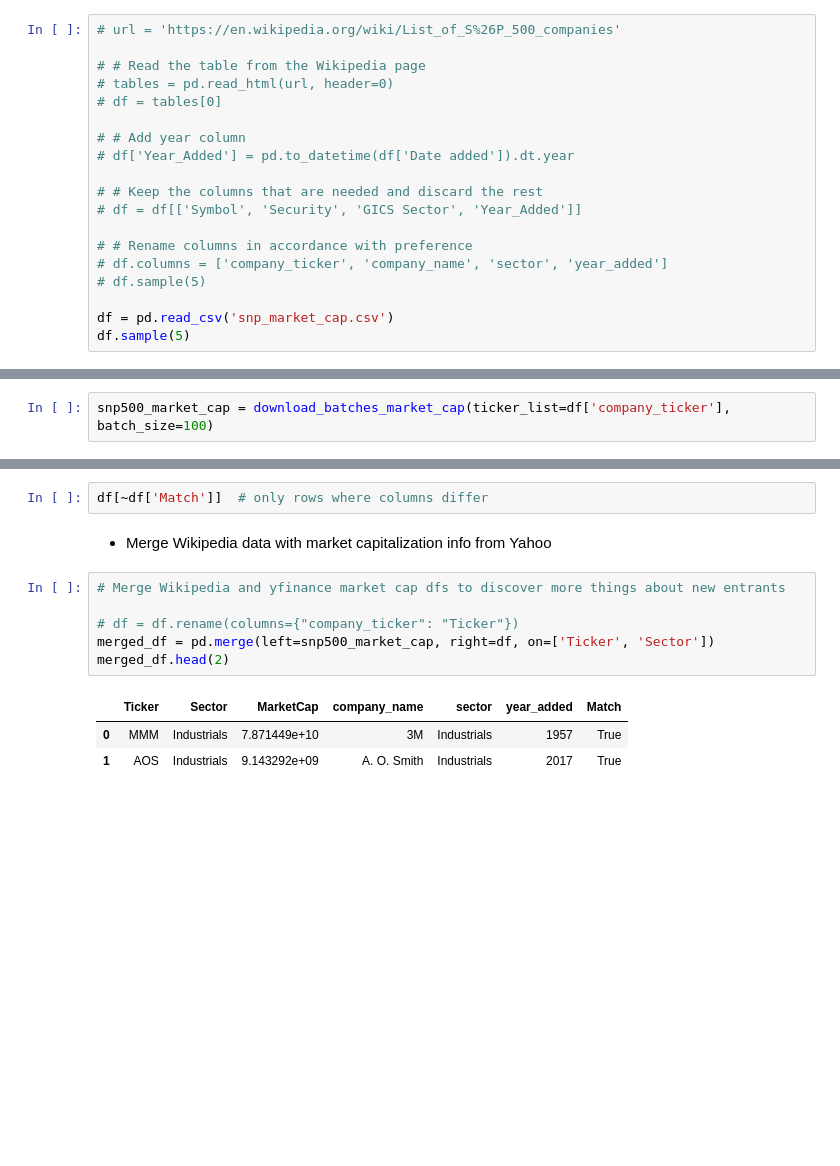
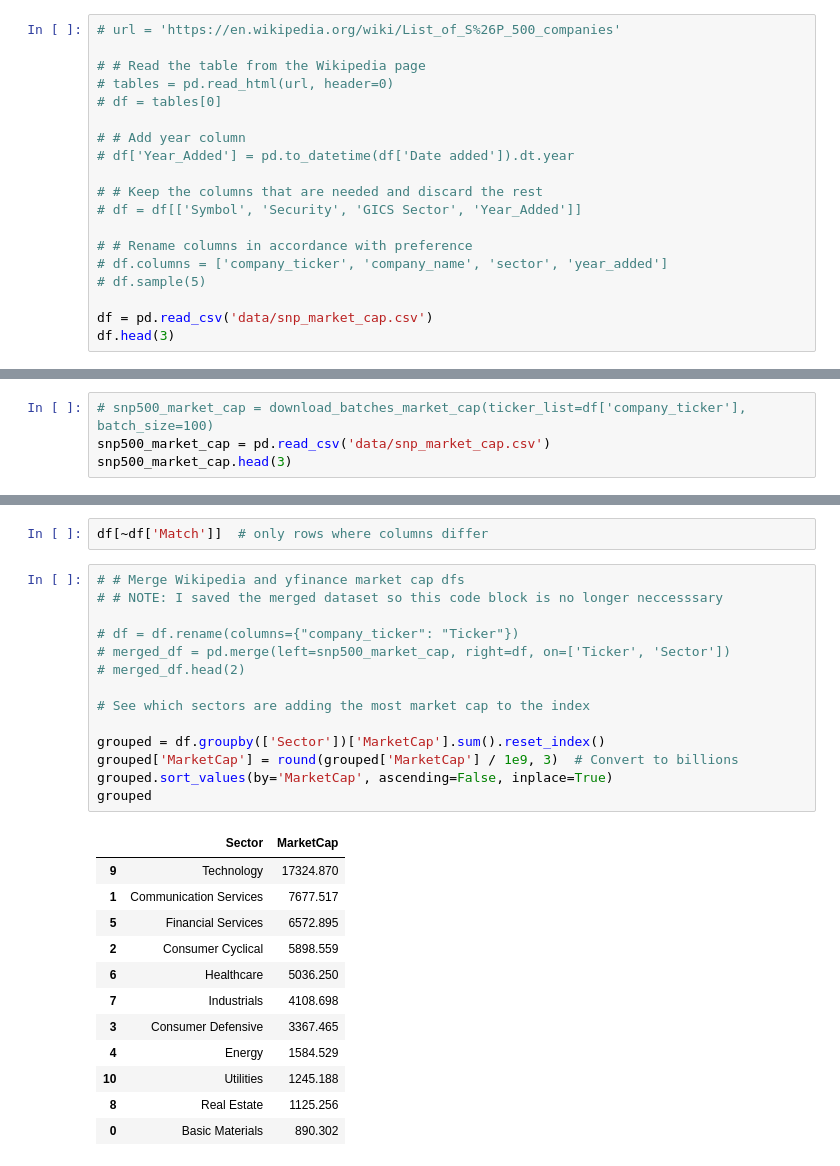
Before and after one commit to vtdinh13/stock-market-analytics, a Jupyter notebook: 01-data-sources/snp500.ipynb, the cells around one changed output, grey strips where cells are left out. Cells and saved outputs as stored; diff of their text form; blank space fills up the shorter version.

Commit message:
analyzed snp by sector

```diff
--- a/01-data-sources/snp500.ipynb
+++ b/01-data-sources/snp500.ipynb
@@ -24,7 +24,7 @@ from utilities import color_map
 # df.columns = ['company_ticker', 'company_name', 'sector', 'year_added']
 # df.sample(5)
 
-df = pd.read_csv('snp_market_cap.csv')
-df.sample(5)
+df = pd.read_csv('data/snp_market_cap.csv')
+df.head(3)
 # %% [output]
 |  | Ticker | Sector | MarketCap | Security | GICS Sector | GICS Sub-Industry | Headquarters Location | ... |
@@ -132,4 +109,6 @@ fig_new_entrants.show()
 # %%
 from utilities import download_batches_market_cap
 # %%
-snp500_market_cap = download_batches_market_cap(ticker_list=df['company_ticker'], batch_size=100)
+# snp500_market_cap = download_batches_market_cap(ticker_list=df['company_ticker'], batch_size=100)
+snp500_market_cap = pd.read_csv('data/snp_market_cap.csv')
+snp500_market_cap.head(3)
@@ -163,16 +151,31 @@ df
 503 rows × 6 columns
 # %%
 df[~df['Match']]  # only rows where columns differ
-# %% [markdown]
-- Merge Wikipedia data with market capitalization info from Yahoo
 # %%
-# Merge Wikipedia and yfinance market cap dfs to discover more things about new entrants
+# # Merge Wikipedia and yfinance market cap dfs
+# # NOTE: I saved the merged dataset so this code block is no longer neccesssary
 
 # df = df.rename(columns={"company_ticker": "Ticker"})
-merged_df = pd.merge(left=snp500_market_cap, right=df, on=['Ticker', 'Sector'])
-merged_df.head(2)
+# merged_df = pd.merge(left=snp500_market_cap, right=df, on=['Ticker', 'Sector'])
+# merged_df.head(2)
+
+# See which sectors are adding the most market cap to the index
+
+grouped = df.groupby(['Sector'])['MarketCap'].sum().reset_index()
+grouped['MarketCap'] = round(grouped['MarketCap'] / 1e9, 3)  # Convert to billions
+grouped.sort_values(by='MarketCap', ascending=False, inplace=True)
+grouped
 # %% [output]
-|  | Ticker | Sector | MarketCap | company_name | sector | year_added | Match |
-| 0 | MMM | Industrials | 7.871449e+10 | 3M | Industrials | 1957 | True |
-| 1 | AOS | Industrials | 9.143292e+09 | A. O. Smith | Industrials | 2017 | True |
+|  | Sector | MarketCap |
+| 9 | Technology | 17324.870 |
+| 1 | Communication Services | 7677.517 |
+| 5 | Financial Services | 6572.895 |
+| 2 | Consumer Cyclical | 5898.559 |
+| 6 | Healthcare | 5036.250 |
+| 7 | Industrials | 4108.698 |
+| 3 | Consumer Defensive | 3367.465 |
+| 4 | Energy | 1584.529 |
+| 10 | Utilities | 1245.188 |
+| 8 | Real Estate | 1125.256 |
+| 0 | Basic Materials | 890.302 |
 # %%
```
Also changed, not shown: parts of 50 cells of this notebook.
